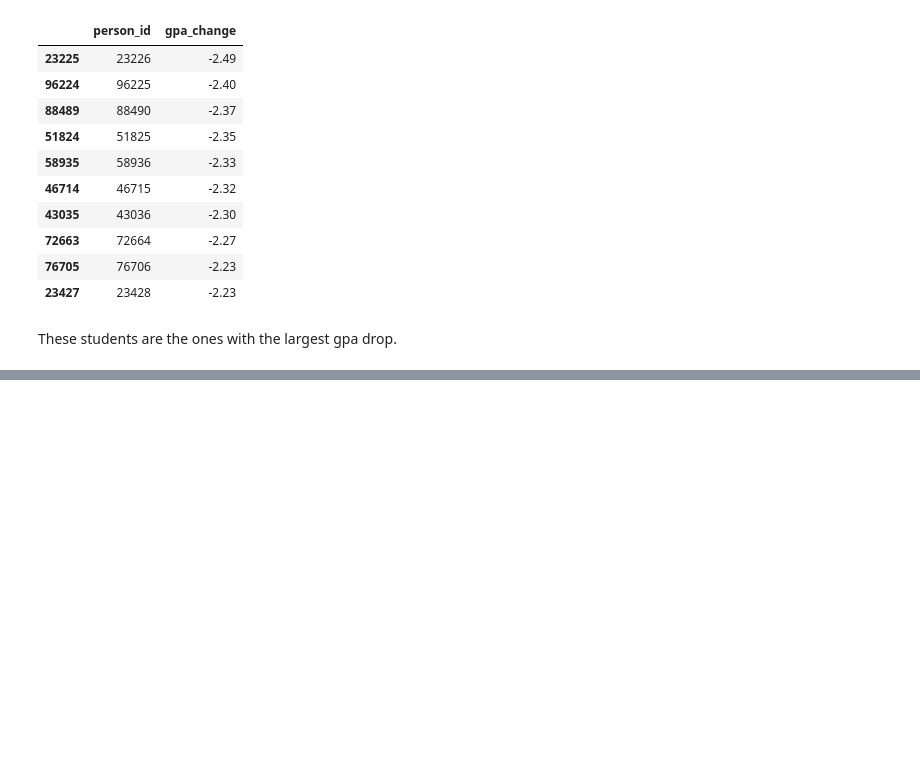
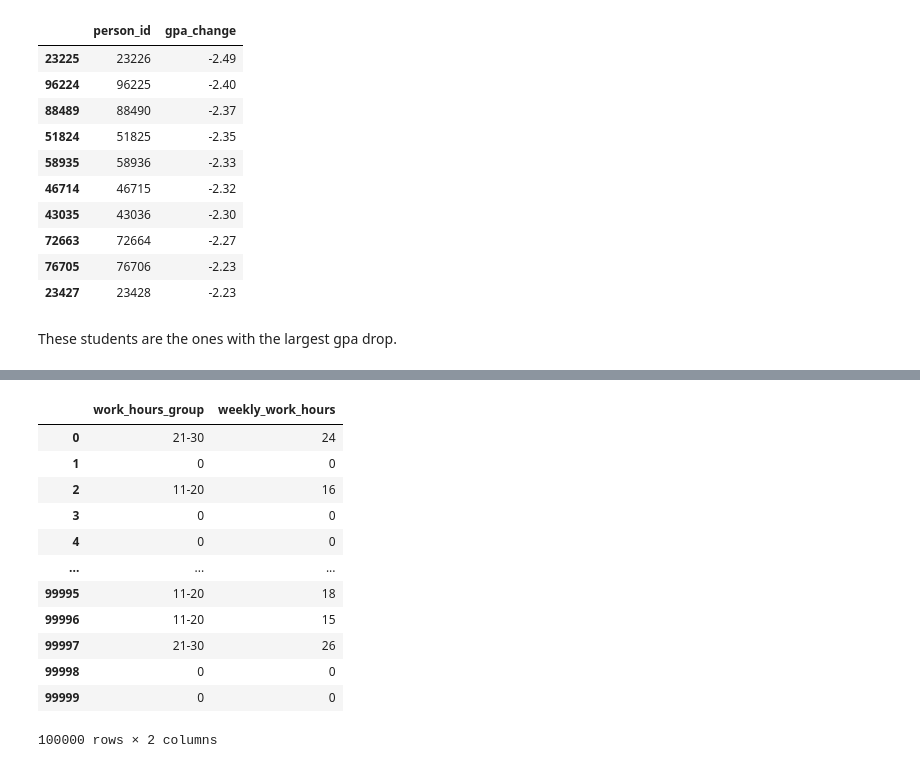
Before and after one commit to reneefarinelli/Farinelli_project, a Jupyter notebook: project_science.ipynb, the cells around one changed output, grey strips where cells are left out. Cells and saved outputs as stored; diff of their text form; code cells hidden in the pictures; blank space fills up the shorter version.

```diff
--- a/project_science.ipynb
+++ b/project_science.ipynb
@@ -289,0 +295,29 @@ Partition the students into the following groups, according to weekly_work_hours
+# %%
+def hours(row):
+    if row['weekly_work_hours'] == 0:
+        return '0'
+    elif row['weekly_work_hours'] <= 10:
+        return '1-10'
+    elif row['weekly_work_hours'] <= 20:
+        return '11-20'
+    elif row['weekly_work_hours'] <= 30:
+        return '21-30'
+    else:
+        return 'more than 30'
+
+students['work_hours_group'] = students.apply(hours, axis=1).astype("string")
+students[['work_hours_group', 'weekly_work_hours']]
+# %% [output]
+|  | work_hours_group | weekly_work_hours |
+| 0 | 21-30 | 24 |
+| 1 | 0 | 0 |
+| 2 | 11-20 | 16 |
+| 3 | 0 | 0 |
+| 4 | 0 | 0 |
+| ... | ... | ... |
+| 99995 | 11-20 | 18 |
+| 99996 | 11-20 | 15 |
+| 99997 | 21-30 | 26 |
+| 99998 | 0 | 0 |
+| 99999 | 0 | 0 |
+100000 rows × 2 columns
```
Also changed, not shown: parts of 8 cells of this notebook.
